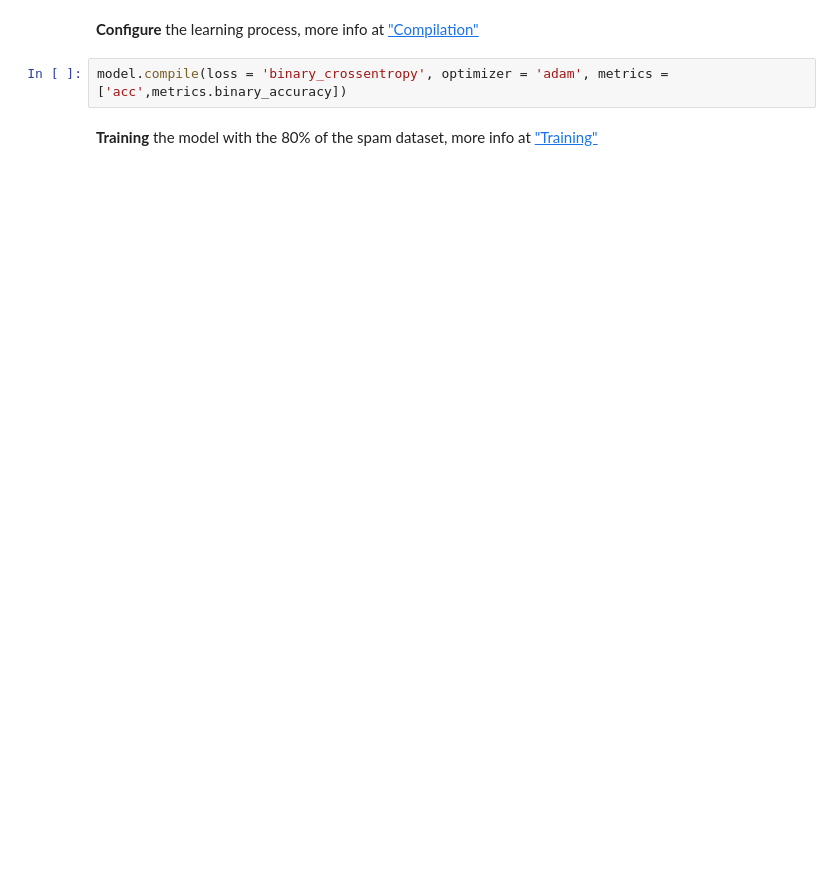
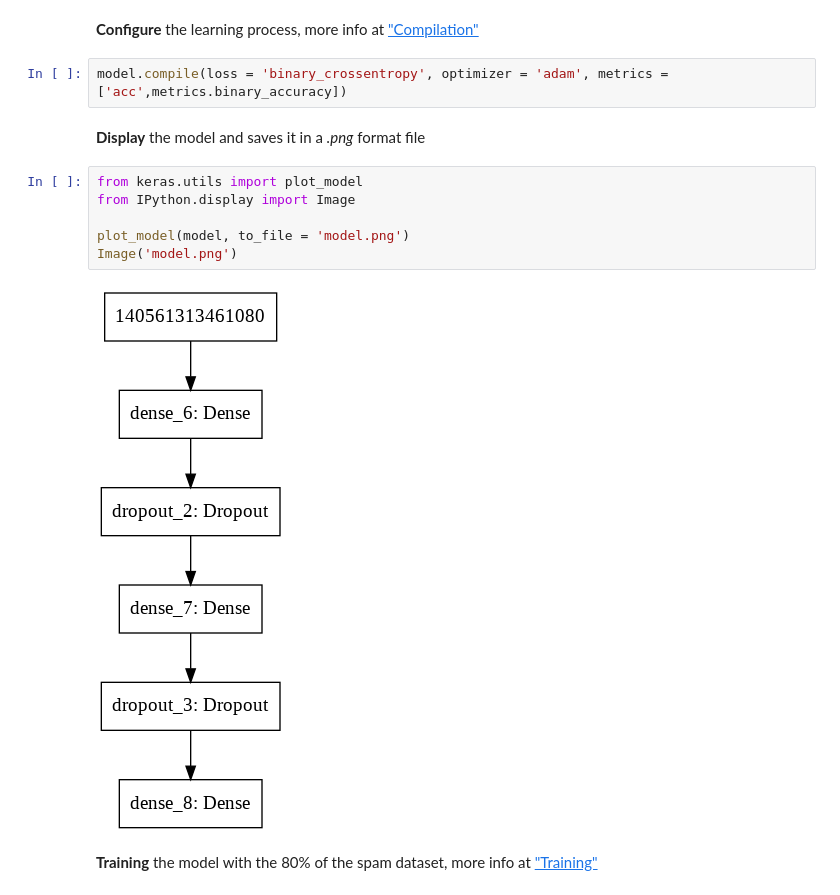
Before and after one commit to FraCorti/AI_Project, a Jupyter notebook: spamFilter.ipynb, the cells around one changed output. Saved outputs shown, nothing was run; the diff lists cells and outputs as text; blank space fills up the shorter version.

Commit message:
Aggiunto display del training e forma della rete

```diff
--- a/spamFilter.ipynb
+++ b/spamFilter.ipynb
@@ -135,4 +137,14 @@ _________________________________________________________________
 **Configure** the learning process, more info at ["Compilation"](https://keras.io/getting-started/sequential-model-guide/#compilation)
 # %%
 model.compile(loss = 'binary_crossentropy', optimizer = 'adam', metrics = ['acc',metrics.binary_accuracy])
+# %% [markdown]
+**Display** the model and saves it in a *.png* format file
+# %%
+from keras.utils import plot_model
+from IPython.display import Image
+
+plot_model(model, to_file = 'model.png')
+Image('model.png')
+# %% [output]
+[figure, added]
 # %% [markdown]
```
Also changed, not shown: parts of 14 cells of this notebook.
